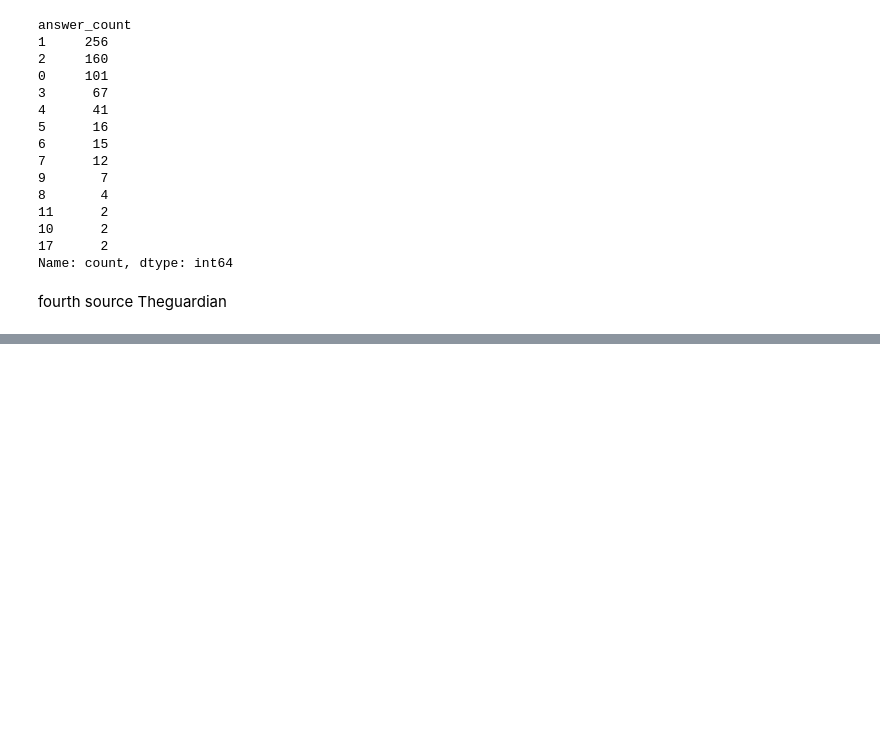
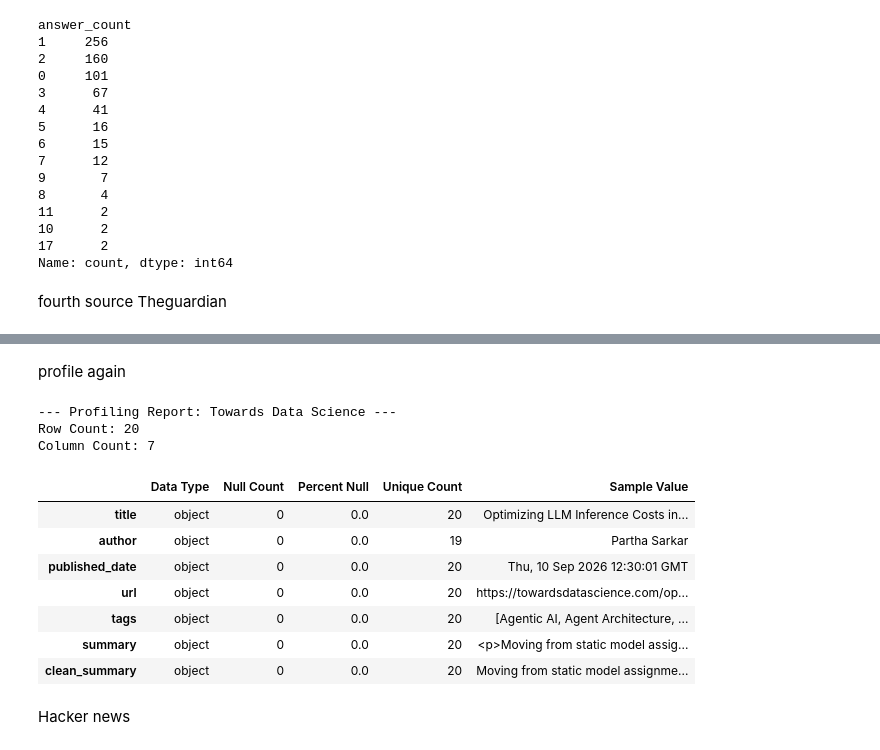
Before and after one commit to AzamAlzahrani/FOMOless, a Jupyter notebook: notebooks/02_profile_clean.ipynb, the cells around one changed output, grey strips where cells are left out. Cells and saved outputs as stored; diff of their text form; code cells hidden in the pictures; blank space fills up the shorter version.

```diff
--- a/notebooks/02_profile_clean.ipynb
+++ b/notebooks/02_profile_clean.ipynb
@@ -497,0 +526,4 @@ fourth source Theguardian
+# %%
+towardsdatascience_file_path = "../data/raw/TowardsDataScience_10-9-26_20_records.json"
+df_towardsdatascience = pd.read_json(towardsdatascience_file_path)
+df_towardsdatascience.head()
@@ -497,0 +539,24 @@ fourth source Theguardian
+# %%
+
+# Clean the HTML from the summary column
+def clean_summary(html):
+    # Make sure the value is a string before processing
+    if not isinstance(html, str):
+        return ""
+
+    # Parse the HTML
+    soup = BeautifulSoup(html, "html.parser")
+
+    # Get the first paragraph, which contains the actual article summary
+    first_p = soup.find("p")
+
+    # Return the text without HTML tags
+    if first_p:
+        return first_p.get_text(" ", strip=True)
+
+    # Return an empty string if no paragraph was found
+    return ""
+
+
+# Apply the cleaning function to the summary column
+df_towardsdatascience["clean_summary"] = df_towardsdatascience["summary"].apply(clean_summary)
@@ -497,0 +572,18 @@ fourth source Theguardian
+# %% [markdown]
+profile again
+# %%
+profile_data(df_towardsdatascience, source_name = "Towards Data Science")
+# %% [output]
+--- Profiling Report: Towards Data Science ---
+Row Count: 20
+Column Count: 7
+|  | Data Type | Null Count | Percent Null | Unique Count | Sample Value |
+| title | object | 0 | 0.0 | 20 | Optimizing LLM Inference Costs in... |
+| author | object | 0 | 0.0 | 19 | Partha Sarkar |
+| published_date | object | 0 | 0.0 | 20 | Thu, 10 Sep 2026 12:30:01 GMT |
+| url | object | 0 | 0.0 | 20 | https://towardsdatascience.com/op... |
+| tags | object | 0 | 0.0 | 20 | [Agentic AI, Agent Architecture, ... |
+| summary | object | 0 | 0.0 | 20 | <p>Moving from static model assig... |
+| clean_summary | object | 0 | 0.0 | 20 | Moving from static model assignme... |
+# %% [markdown]
+Hacker news
```
Also changed, not shown: parts of 20 cells of this notebook.
